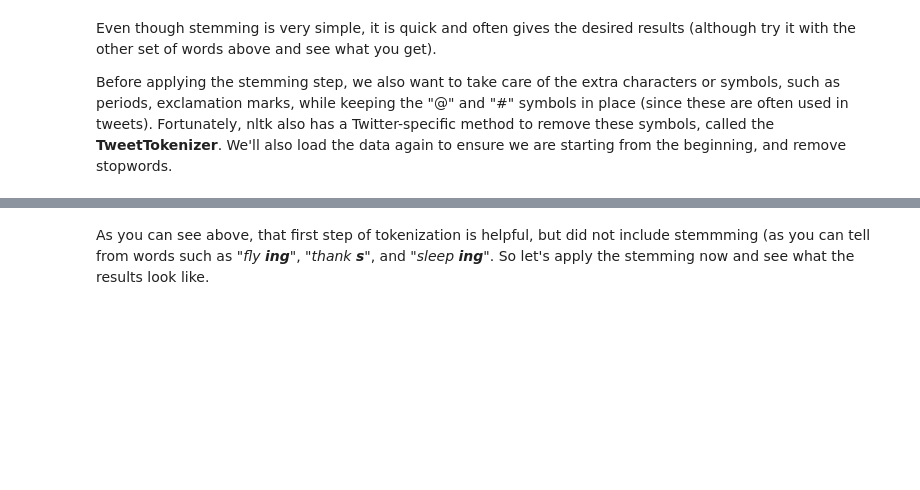
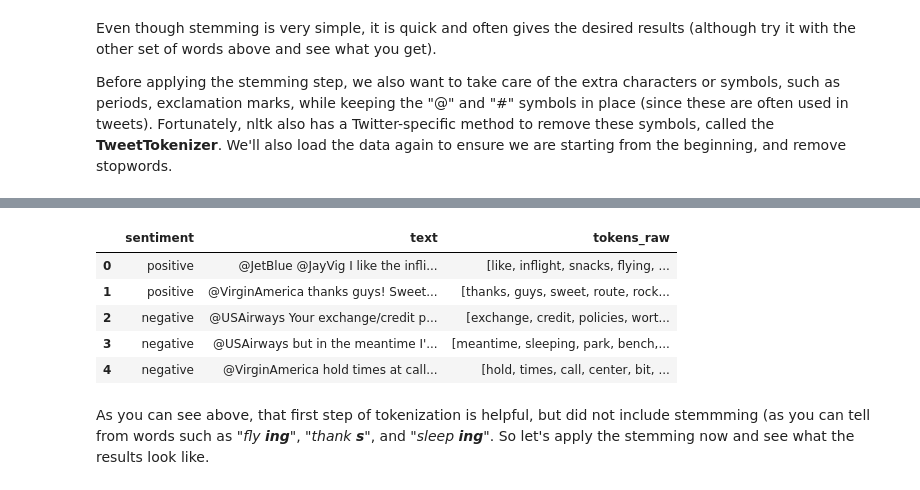
Before and after one commit to Grosh024/DSML-4220-Deep-Learning, a Jupyter notebook: labs/lab1_text_data.ipynb, the cells around one changed output, grey strips where cells are left out. Drawn from its saved outputs; the diff is of its cells as text; code cells hidden in the pictures; blank space fills up the shorter version.

```diff
--- a/labs/lab1_text_data.ipynb
+++ b/labs/lab1_text_data.ipynb
@@ -516,6 +527,8 @@ from nltk.tokenize import TweetTokenizer
 tk = TweetTokenizer()
 df['tokens_raw'] = df['text'].apply(lambda x: tk.tokenize(x.lower()))
 # %%
+import nltk
+nltk.download('stopwords')
 import re
 from nltk.corpus import stopwords
 stops = set(stopwords.words('english'))
@@ -527,3 +540,4 @@ df['tokens_raw'] = df['tokens_raw'].apply(lambda x: [w for w in x if not re.matc
 df['tokens_raw'] = df['tokens_raw'].apply(lambda x: [w for w in x if not re.match('^@', w)]) # remove web links
 
 df.head()
+# %% [output]
@@ -530,3 +546,9 @@ df.head()
+|  | sentiment | text | tokens_raw |
+| 0 | positive | @JetBlue @JayVig I like the infli... | [like, inflight, snacks, flying, ... |
+| 1 | positive | @VirginAmerica thanks guys! Sweet... | [thanks, guys, sweet, route, rock... |
+| 2 | negative | @USAirways Your exchange/credit p... | [exchange, credit, policies, wort... |
+| 3 | negative | @USAirways but in the meantime I'... | [meantime, sleeping, park, bench,... |
+| 4 | negative | @VirginAmerica hold times at call... | [hold, times, call, center, bit, ... |
 # %% [markdown]
 As you can see above, that first step of tokenization is helpful, but did not include stemmming (as you can tell from words such as "_fly_ ___ing___", "_thank_ ___s___", and "_sleep_ ___ing___".  So let's apply the stemming now and see what the results look like.
 # %%
```
Also changed, not shown: parts of 43 cells of this notebook.
